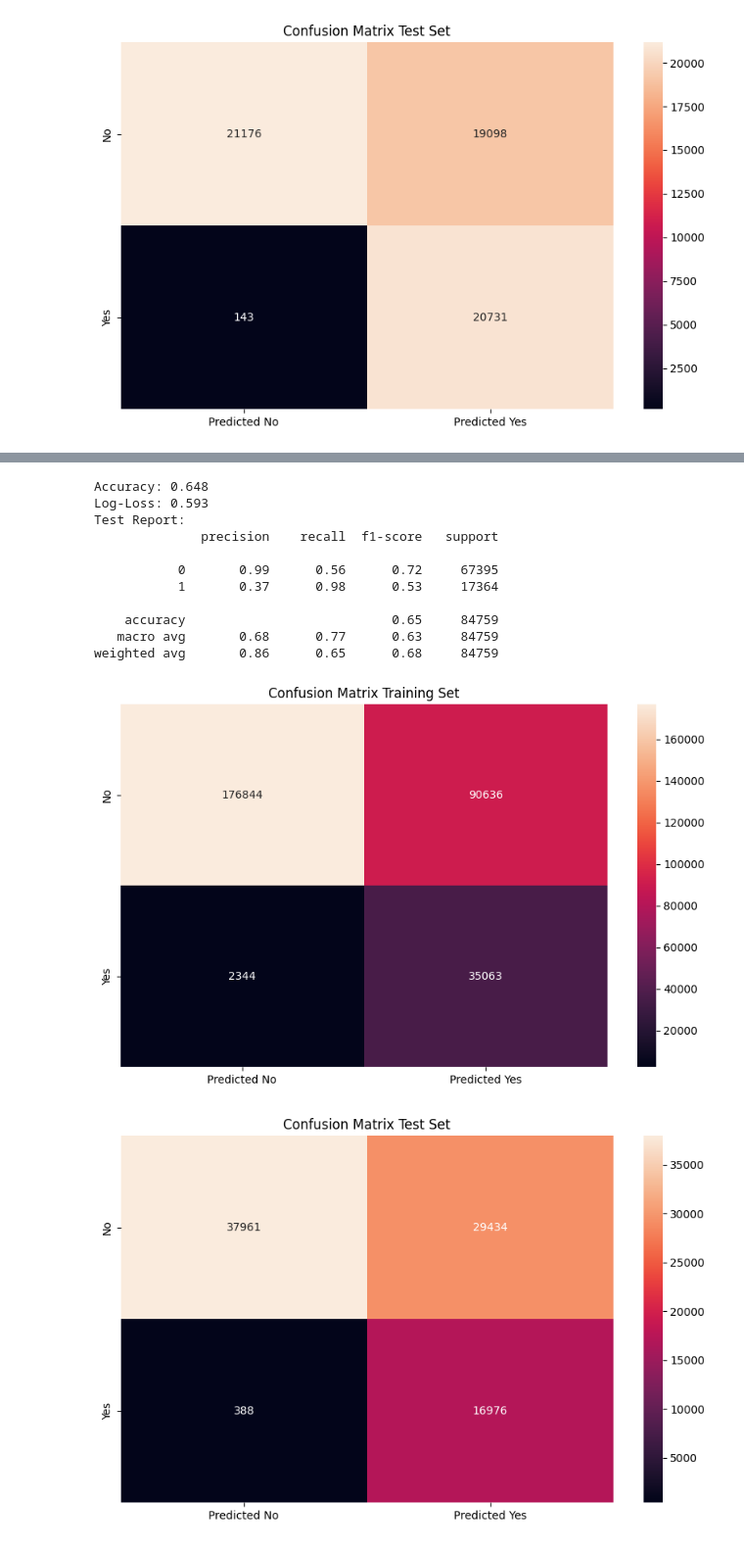
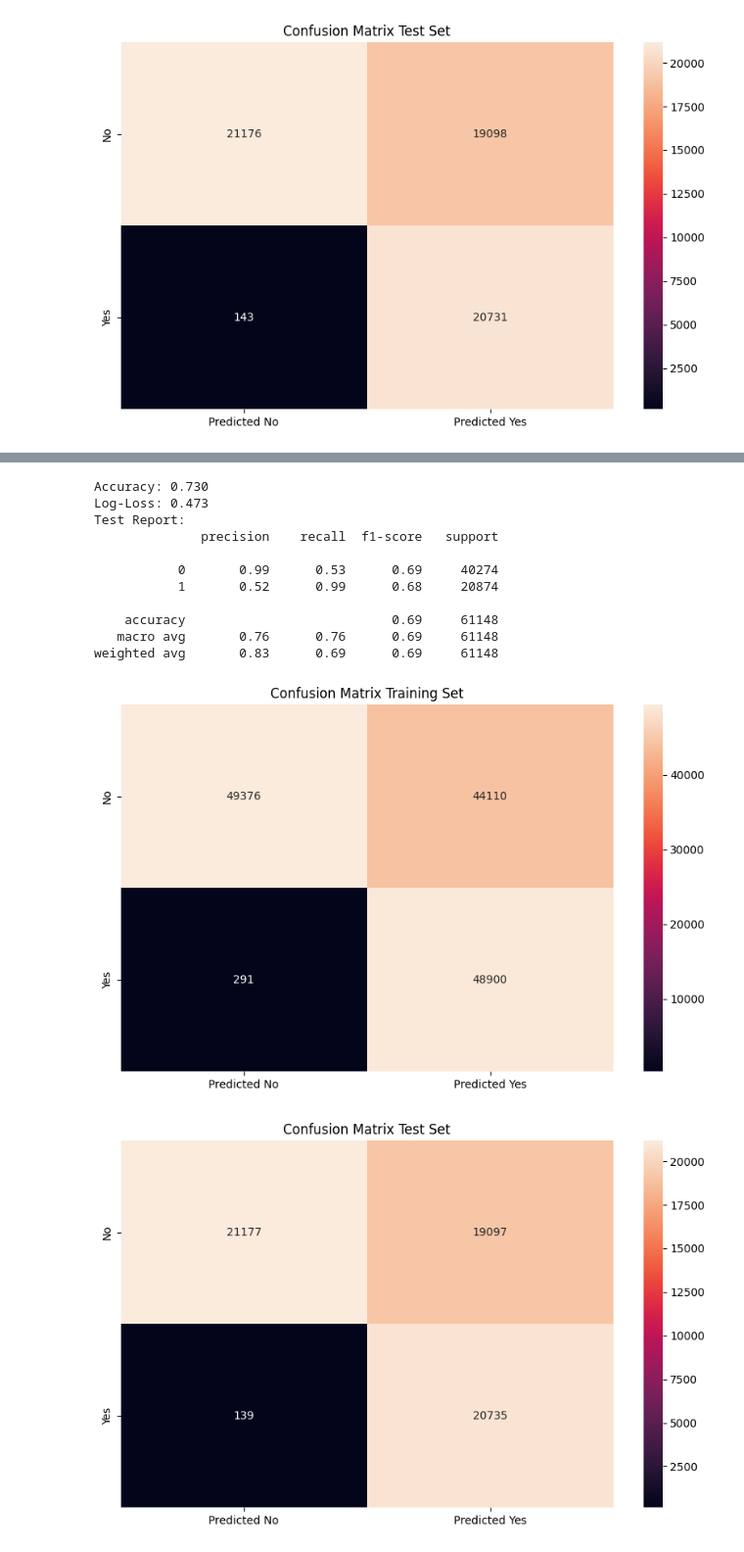
Before and after one commit to EnricoMiche1210760/Predicting_Insurance_Cross_Sell_Opportunities, a Jupyter notebook: main.ipynb, the cells around one changed output, grey strips where cells are left out. Shown at 98% size. Drawn from its saved outputs; the diff is of its cells as text; code cells hidden in the pictures.

```diff
--- a/main.ipynb
+++ b/main.ipynb
@@ -586,12 +587,13 @@ plot_roc_curve(Y_test, y_pred_proba_test)
 # %%
 
-for i in range (1, 2):
-    poly = PolynomialFeatures(i)
-    X_training_poly = poly.fit_transform(X_training)
-    regL2_full = logistic_regression_CV(X_training_poly, Y_training, cv=5, penalty='l1', solver="liblinear", class_weight='balanced')
-    evaluate_model(regL2_full, (X_training_poly, Y_training), train_test_dataset='Train', print_report=True, threshold=0.6)
-    y_pred_proba_training = regL2_full.predict_proba(X_training_poly)
-    plot_roc_curve(Y_training, y_pred_proba_training)
+#for i in range (1, 2):
+#    poly = PolynomialFeatures(i)
+    #X_training_poly = poly.fit_transform(X_training)
+X_training_poly = X_training
+regL2_full = logistic_regression_CV(X_training_poly, Y_training, cv=5, penalty='l1', solver="liblinear", class_weight='balanced')
+evaluate_model(regL2_full, (X_training_poly, Y_training), train_test_dataset='Train', print_report=True, threshold=0.6)
+y_pred_proba_training = regL2_full.predict_proba(X_training_poly)
+plot_roc_curve(Y_training, y_pred_proba_training)
 #poly = PolynomialFeatures(2)
 #X_training_poly = poly.fit_transform(X_training)
 #regL2_full = logistic_regression_CV(X_training_poly, Y_training, cv=5, penalty='l1', solver="liblinear", class_weight='balanced')
@@ -617,33 +619,33 @@ weighted avg       0.86      0.65      0.68    197768
 # %%
-X_test_poly = poly.fit_transform(X_test)
-evaluate_model(regL2_full, (X_test_poly, Y_test), train_test_dataset='Test', print_report=True, threshold=0.6)
+X_test_poly = X_test#poly.fit_transform(X_test)
+evaluate_model(regL2_full, (X_test_poly, Y_test), train_test_dataset='Test', print_report=True, threshold=0.3)
 # %% [output]
-Accuracy: 0.648
-Log-Loss: 0.593
+Accuracy: 0.730
+Log-Loss: 0.473
 Test Report:
               precision    recall  f1-score   support
 
-           0       0.99      0.56      0.72     67395
-           1       0.37      0.98      0.53     17364
+           0       0.99      0.53      0.69     40274
+           1       0.52      0.99      0.68     20874
 
-    accuracy                           0.65     84759
-   macro avg       0.68      0.77      0.63     84759
-weighted avg       0.86      0.65      0.68     84759
+    accuracy                           0.69     61148
+   macro avg       0.76      0.76      0.69     61148
+weighted avg       0.83      0.69      0.69     61148
 # %%
 y_pred_proba_training = regL2_full.predict_proba(X_training_poly)
-y_pred_training = np.where(y_pred_proba_training[:,1] > 0.6, 1, 0)
-confusion_matrix_training = confusion_matrix(Y_training, y_pred_training)
+y_pred_training = np.where(y_pred_proba_training[:,1] > 0.3, 1, 0)
+confusion_matrix_train = confusion_matrix(Y_training, y_pred_training)
 
 y_pred_proba_test = regL2_full.predict_proba(X_test_poly)
-y_pred_test = np.where(y_pred_proba_test[:,1] > 0.6, 1, 0)
+y_pred_test = np.where(y_pred_proba_test[:,1] > 0.3, 1, 0)
 confusion_matrix_test = confusion_matrix(Y_test, y_pred_test)
 
 
 plot_confusion_matrix(confusion_matrix_train, "Confusion Matrix Training Set")
 plot_confusion_matrix(confusion_matrix_test, "Confusion Matrix Test Set")
 # %% [output]
-[figure, old version]
+[figure, new version]
-[figure, old version]
+[figure, new version]
 # %%
 plot_roc_curve(Y_test, y_pred_proba_test, multiclass='ovo', average='macro')
 # %% [output]
```
Also changed, not shown: parts of 3 cells of this notebook.
